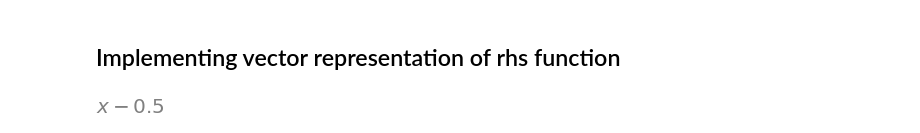
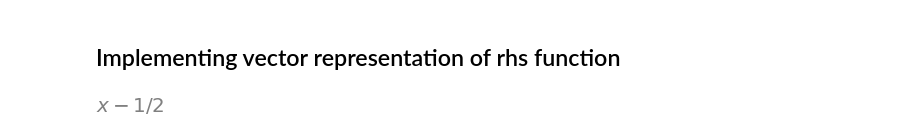
Before and after one commit to martina01natali/MMP, a Jupyter notebook: Project/Neumann/Ex_6-10.ipynb, the cells around one changed output. Cells and saved outputs as stored; diff of their text form; code cells hidden in the pictures.

```diff
--- a/Project/Neumann/Ex_6-10.ipynb
+++ b/Project/Neumann/Ex_6-10.ipynb
@@ -374,6 +403,6 @@ $\displaystyle \left[\begin{array}{ccccccccccc}\frac{1}{h} & - \frac{1}{h} & 0 &
 # %%
 # The rhs function may be defined as a sympy object
 
-rhs = x - 1/2; rhs
+rhs = x - Rational(1,2); rhs
 # %% [output]
-[figure, old version]
+[figure, new version]
```
Also changed, not shown: parts of 26 cells of this notebook.
